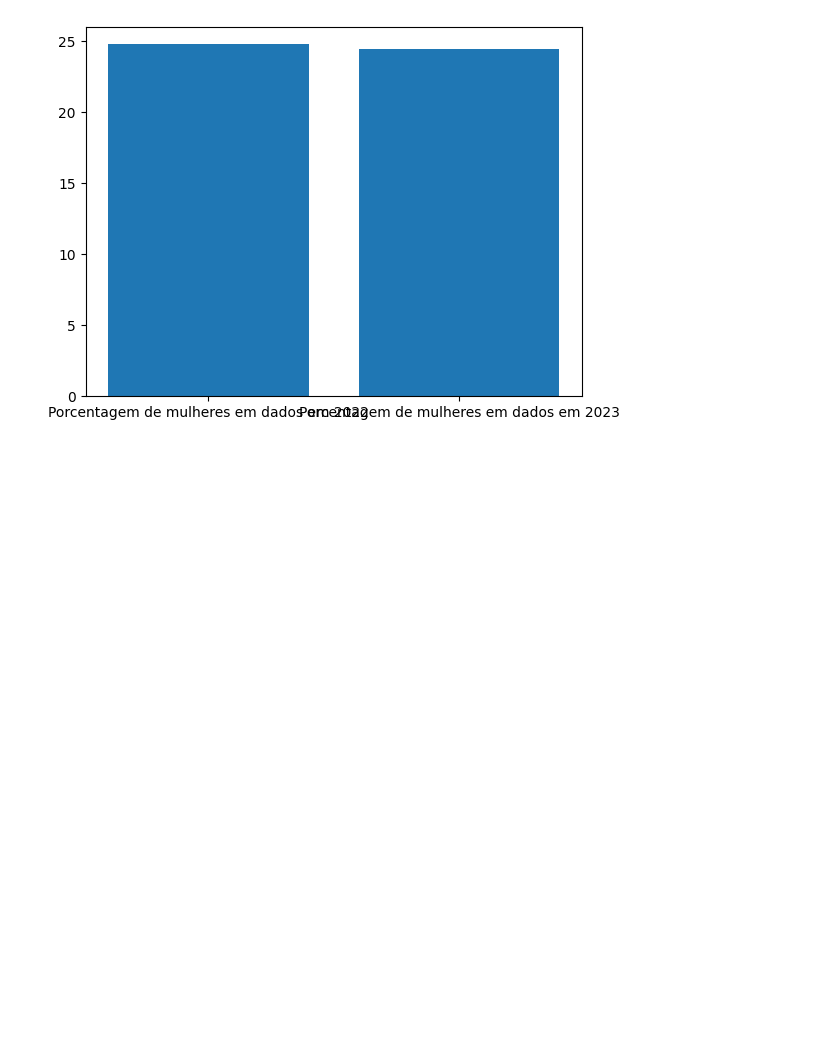
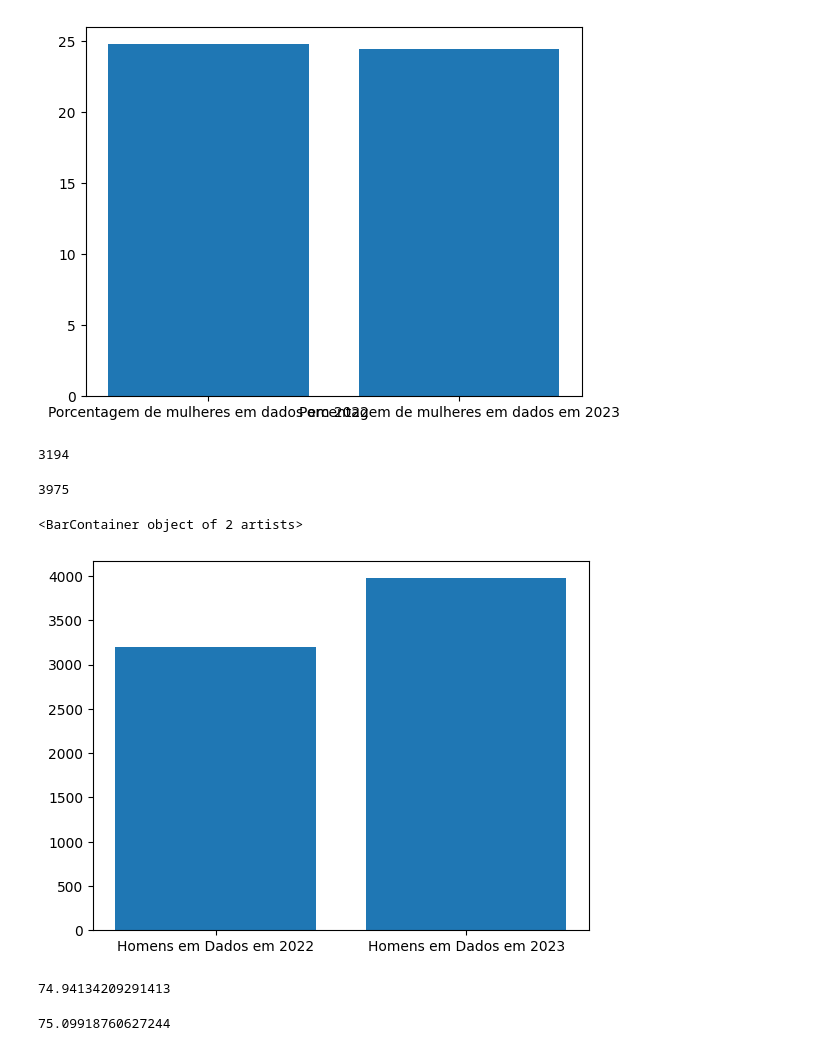
Before and after one commit to reprograma/on29-python-s17-s18-projeto-livre, a Jupyter notebook: exercicios/para-casa/tratamento-dados.ipynb, the cells around one changed output. Cells and saved outputs as stored; diff of their text form; code cells hidden in the pictures; blank space fills up the shorter version.

```diff
--- a/exercicios/para-casa/tratamento-dados.ipynb
+++ b/exercicios/para-casa/tratamento-dados.ipynb
@@ -305,0 +303,27 @@ plt.bar(["Porcentagem de mulheres em dados em 2022", "Porcentagem de mulheres em
+# %%
+quantidade_homens_2022 = df_mulheres_2022[df_mulheres_2022['genero'] == 'Masculino']["genero"].count() #contar só a coluna gênero
+# %%
+quantidade_homens_2022
+# %% [output]
+3194
+# %%
+quantidade_homens_2023 = df_colunas2[df_colunas2['genero'] == 'Masculino']["genero"].count() #contar só a coluna gênero
+# %%
+quantidade_homens_2023
+# %% [output]
+3975
+# %%
+plt.bar(["Homens em Dados em 2022", "Homens em Dados em 2023"], [quantidade_homens_2022, quantidade_homens_2023])
+# %% [output]
+<BarContainer object of 2 artists>
+[figure, added]
+# %%
+porcentagem_homens_2022 = (quantidade_homens_2022 / df_mulheres_2022["genero"].count()) * 100
+porcentagem_homens_2022
+# %% [output]
+74.94134209291413
+# %%
+porcentagem_homens_2023 = (quantidade_homens_2023 / df_colunas2["genero"].count()) * 100
+porcentagem_homens_2023
+# %% [output]
+75.09918760627244
```
Also changed, not shown: parts of 6 cells of this notebook.
